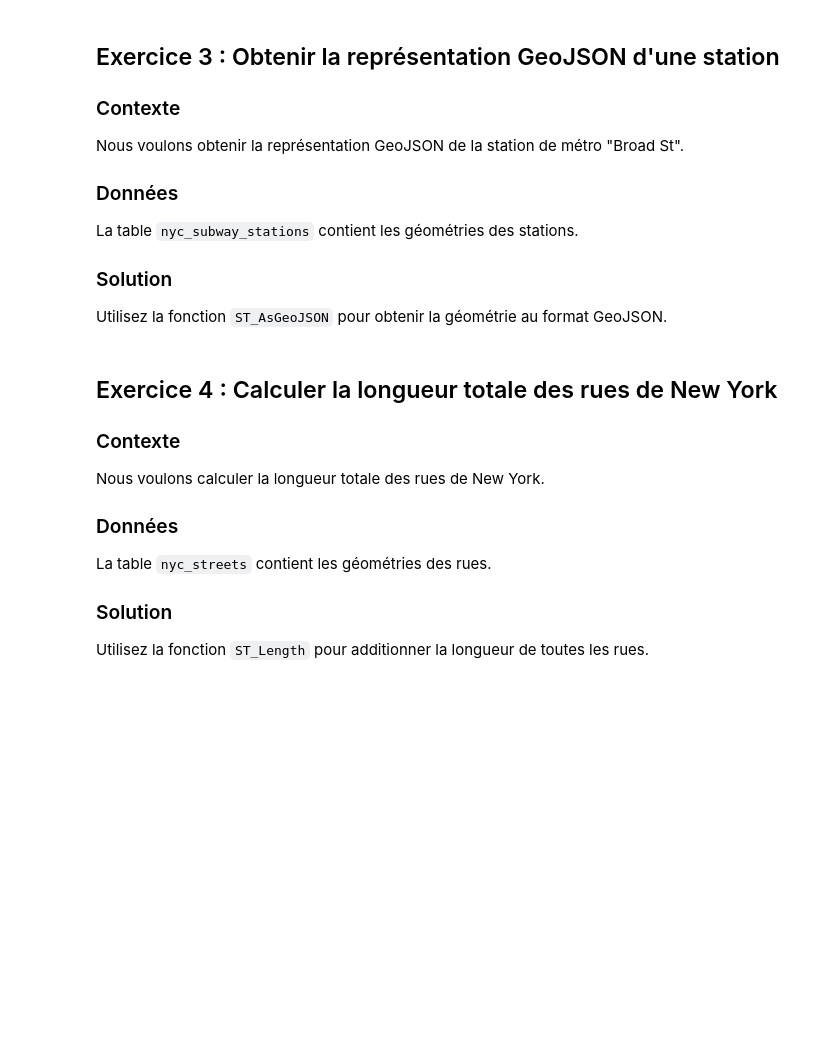
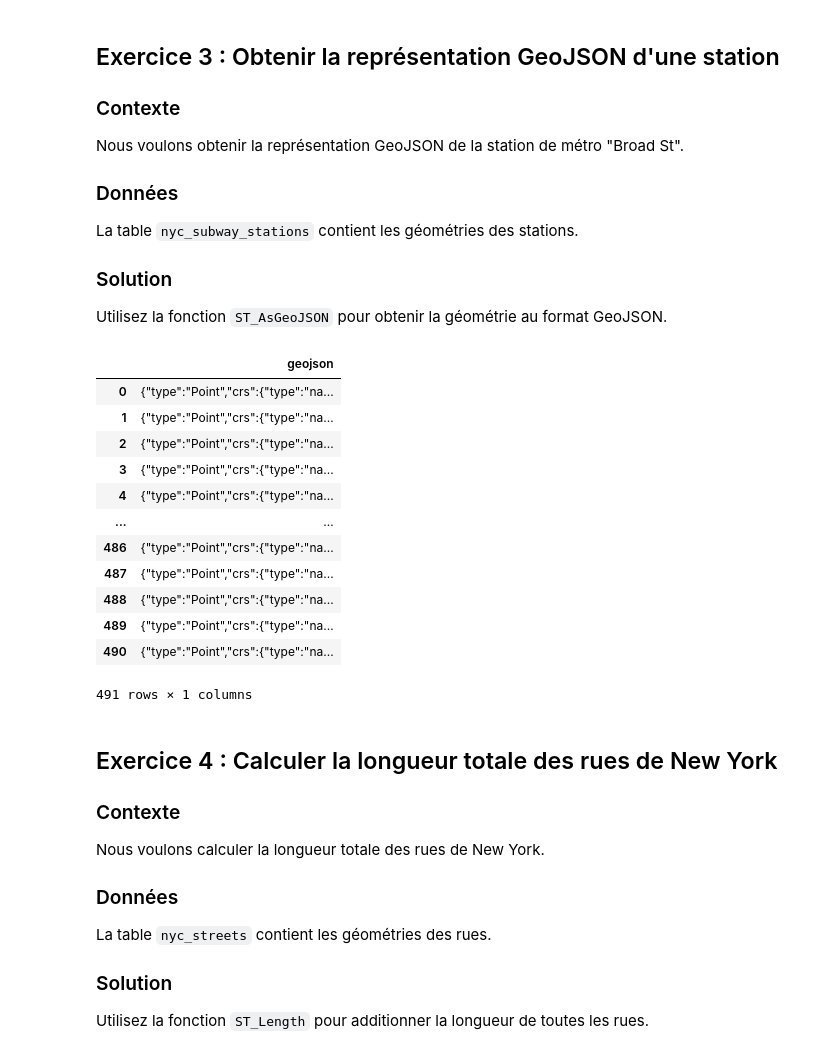
Before and after one commit to regislon/cfgeo_s2, a Jupyter notebook: base_donnees/exercice.ipynb, the cells around one changed output. Saved outputs shown, nothing was run; the diff lists cells and outputs as text; code cells hidden in the pictures; blank space fills up the shorter version.

```diff
--- a/base_donnees/exercice.ipynb
+++ b/base_donnees/exercice.ipynb
@@ -100,10 +106,26 @@ Utilisez la fonction `ST_AsGeoJSON` pour obtenir la géométrie au format GeoJSO
 # %%
 # Représentation GeoJSON de la station "Broad St"
 query = """
+SELECT ST_AsGeoJSON(geom) AS geojson
+	FROM public.nyc_subway_stations
 
 """
 df = pd.read_sql(query, engine)
 df
+# %% [output]
+|  | geojson |
+| 0 | {"type":"Point","crs":{"type":"na... |
+| 1 | {"type":"Point","crs":{"type":"na... |
+| 2 | {"type":"Point","crs":{"type":"na... |
+| 3 | {"type":"Point","crs":{"type":"na... |
+| 4 | {"type":"Point","crs":{"type":"na... |
+| ... | ... |
+| 486 | {"type":"Point","crs":{"type":"na... |
+| 487 | {"type":"Point","crs":{"type":"na... |
+| 488 | {"type":"Point","crs":{"type":"na... |
+| 489 | {"type":"Point","crs":{"type":"na... |
+| 490 | {"type":"Point","crs":{"type":"na... |
+491 rows × 1 columns
 # %% [markdown]
 ## Exercice 4 : Calculer la longueur totale des rues de New York
 
```
Also changed, not shown: parts of 11 cells of this notebook, 31 other files.
